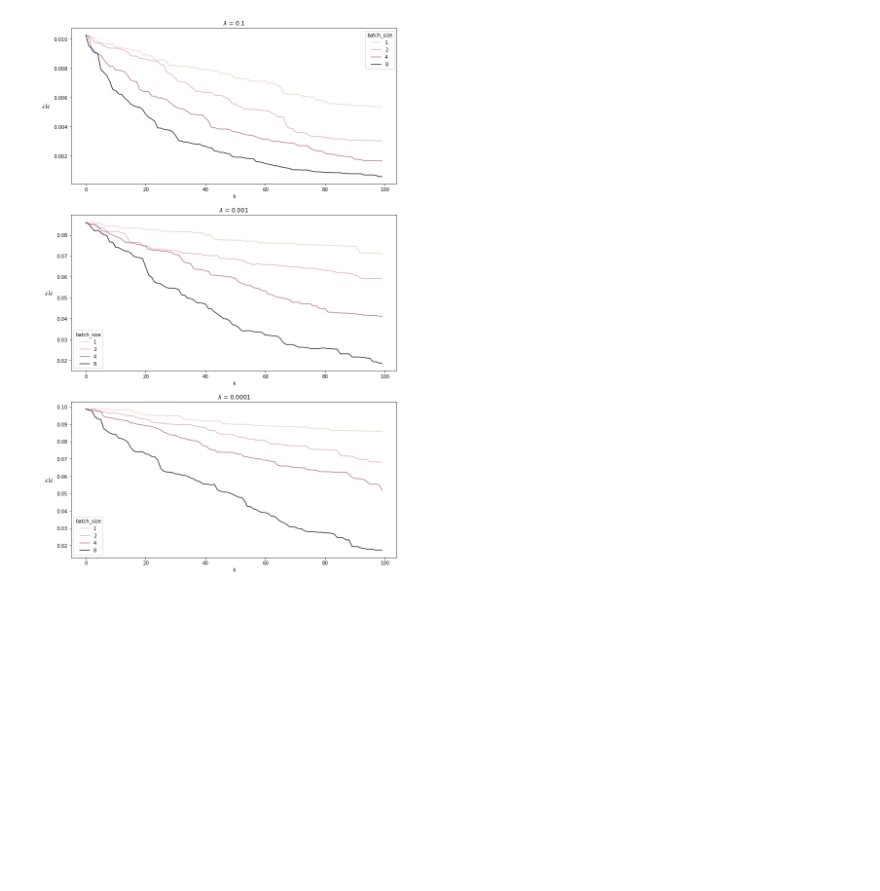
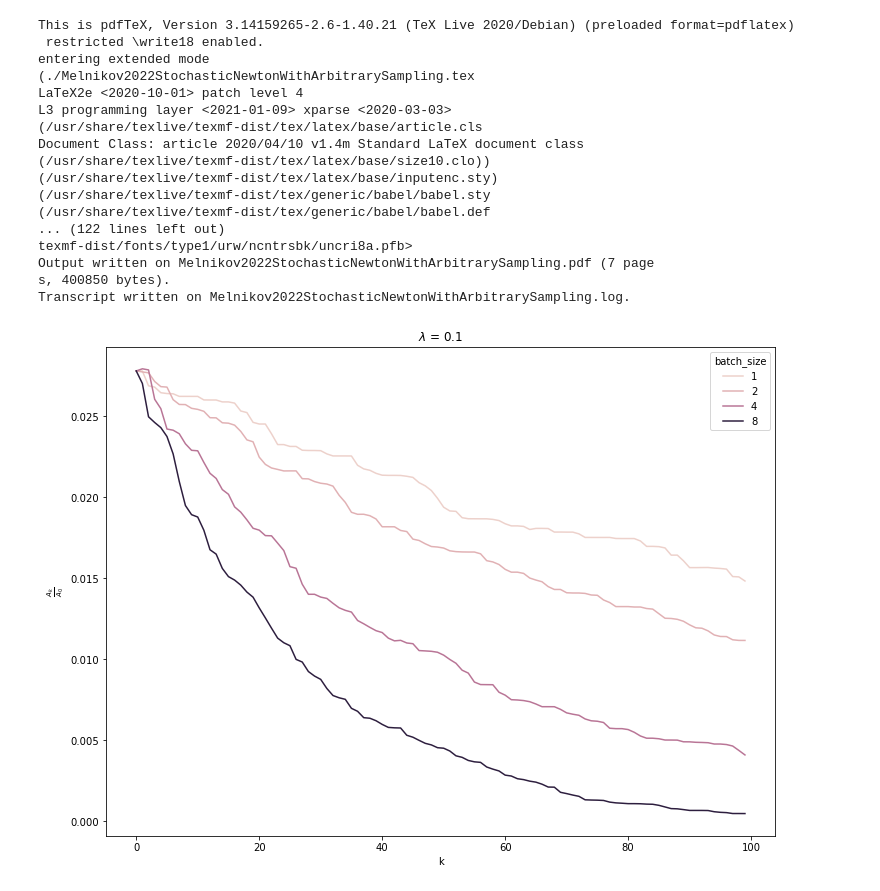
Before and after one commit to Intelligent-Systems-Phystech/2022-Project-101, a Jupyter notebook: code/Experiment.ipynb, the cells around one changed output. Cells and saved outputs as stored; diff of their text form; code cells hidden in the pictures; blank space fills up the shorter version.

```diff
--- a/code/Experiment.ipynb
+++ b/code/Experiment.ipynb
@@ -7,3 +9,11 @@ import scipy.stats as sps
 from sklearn.datasets import make_classification
 
 from scipy.optimize import minimize
+# %%
+# Experiment params
+batch_sizes_list = [1, 2, 4, 8]
+lambda_list = [0.1, 0.001, 0.0001]
+
+data_file = '../data/saved_data.csv'
+paper_dir = '../paper/'
+paper_file = 'Melnikov2022StochasticNewtonWithArbitrarySampling.tex'
@@ -131,19 +204,23 @@ df.to_csv('data.csv')
-# %%
-df = pd.DataFrame(data, columns=['batch_size', 'iter', 'lambda', 'Ak/A0'])
-df.to_csv('data2.csv')
-
-plt.figure(figsize=(12, 20))
-
-for i, l in enumerate([0.1, 0.001, 0.0001]):
-    plt.subplot(3, 1, i + 1)
-    subdata = df[df['lambda'] == l]
-#     del subdata['lambda']
-    sns.lineplot(data=subdata, x='iter', y='Ak/A0', hue='batch_size')
-
-    plt.title(fr'$\lambda$ = {l}')
-    plt.xlabel('k')
-    plt.ylabel(r'$\frac{A_k}{A_0}$')
-
-plt.savefig('plot.png')
-# %% [output]
-[figure, removed]
+# %%
+df = run_experiment(batch_sizes_list, lambda_list)
+# %%
+save_plots(df, '../paper/')
+# %% [output]
+This is pdfTeX, Version 3.14159265-2.6-1.40.21 (TeX Live 2020/Debian) (preloaded format=pdflatex)
+ restricted \write18 enabled.
+entering extended mode
+(./Melnikov2022StochasticNewtonWithArbitrarySampling.tex
+LaTeX2e <2020-10-01> patch level 4
+L3 programming layer <2021-01-09> xparse <2020-03-03>
+(/usr/share/texlive/texmf-dist/tex/latex/base/article.cls
+Document Class: article 2020/04/10 v1.4m Standard LaTeX document class
+(/usr/share/texlive/texmf-dist/tex/latex/base/size10.clo))
+(/usr/share/texlive/texmf-dist/tex/latex/base/inputenc.sty)
+(/usr/share/texlive/texmf-dist/tex/generic/babel/babel.sty
+(/usr/share/texlive/texmf-dist/tex/generic/babel/babel.def
+... (122 lines left out)
+texmf-dist/fonts/type1/urw/ncntrsbk/uncri8a.pfb>
+Output written on Melnikov2022StochasticNewtonWithArbitrarySampling.pdf (7 page
+s, 400850 bytes).
+Transcript written on Melnikov2022StochasticNewtonWithArbitrarySampling.log.
+[figure, added]
```
Also changed, not shown: parts of 8 cells of this notebook, 6 other files.
